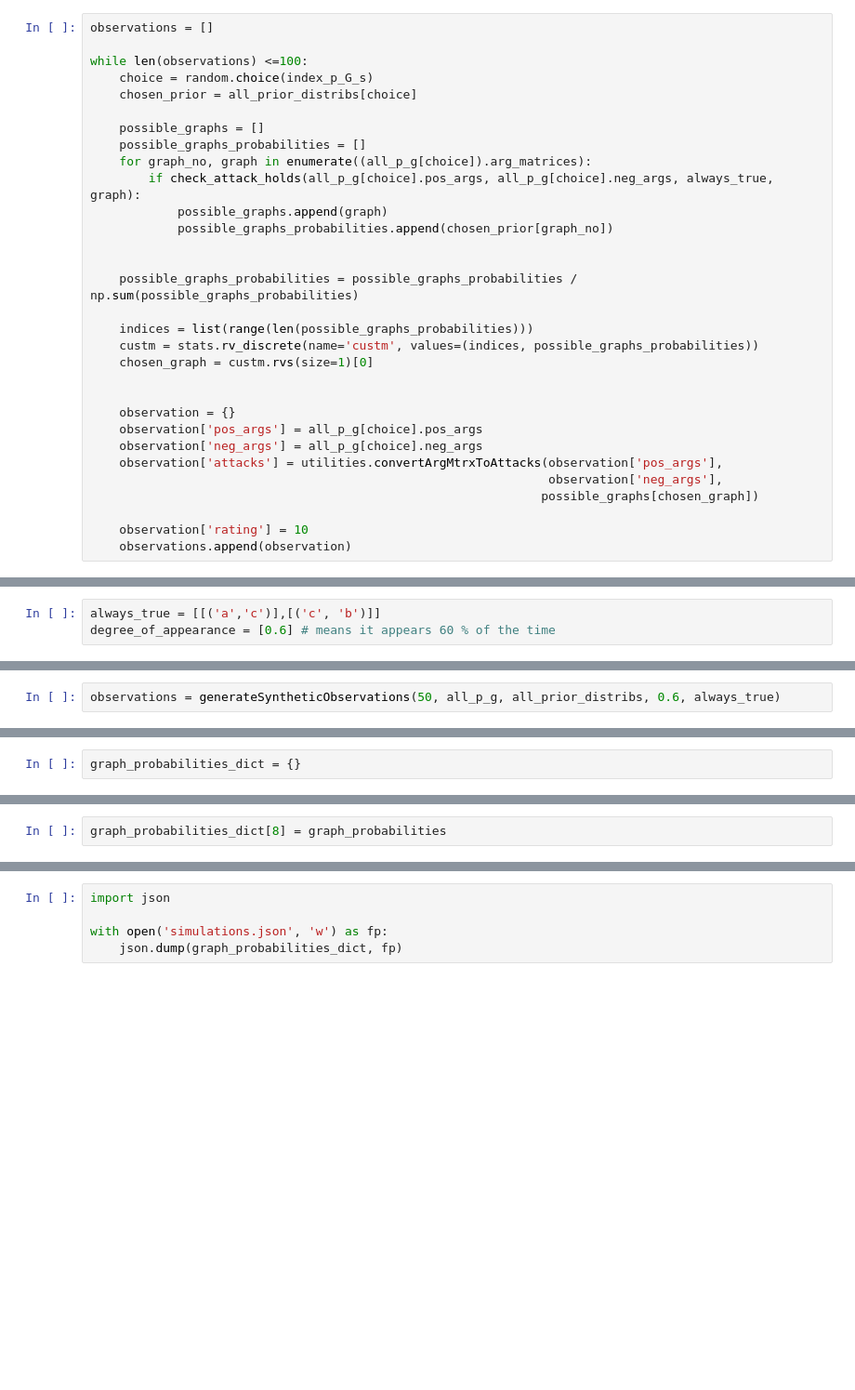
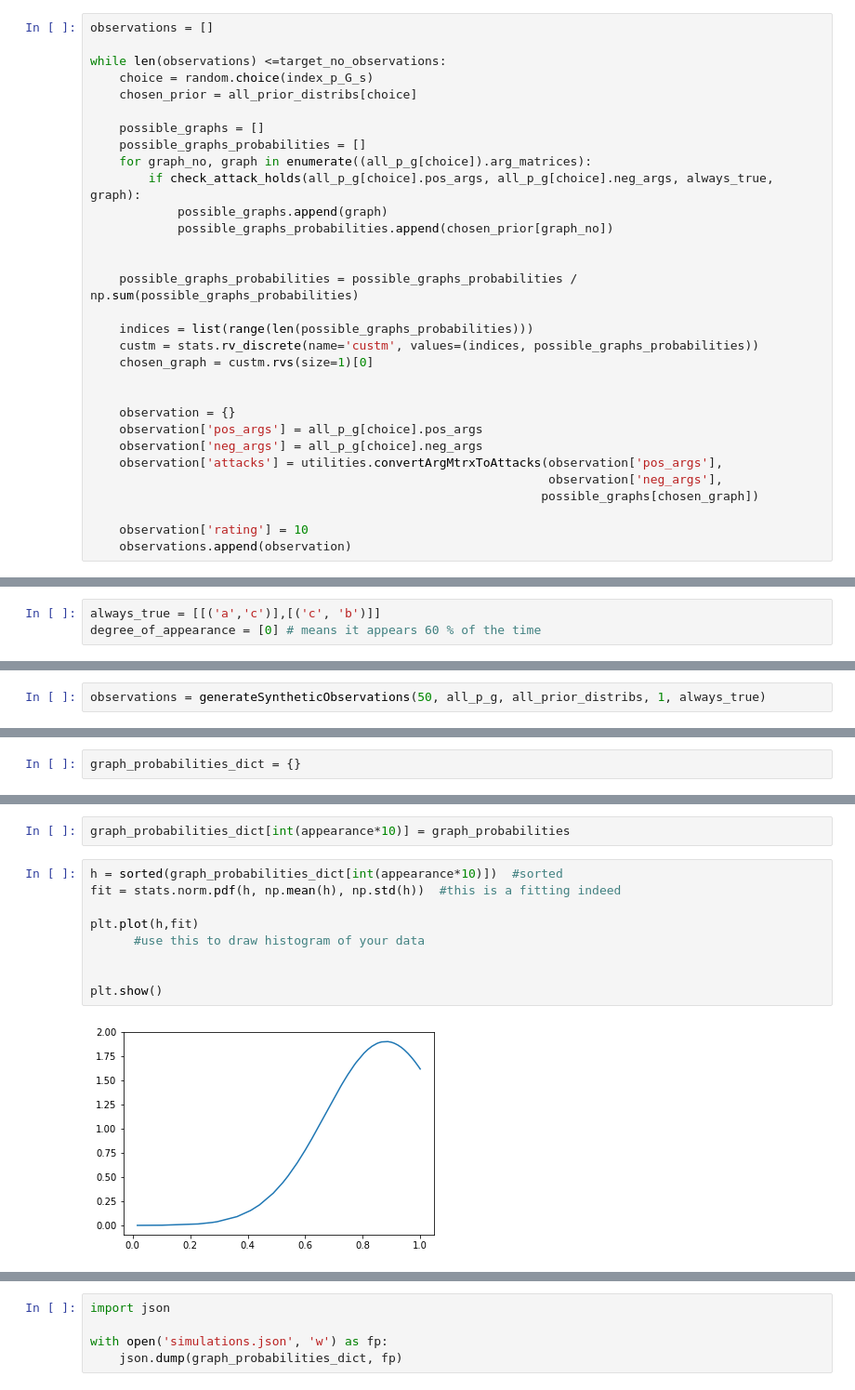
Before and after one commit to robienoor/bayesianframeworklearningargumentation, a Jupyter notebook: notebooks_and_snippets/synthetic_data_experiments.ipynb, the cells around one changed output, grey strips where cells are left out. Shown at 93% size. Cells and saved outputs as stored; diff of their text form; blank space fills up the shorter version.

```diff
--- a/notebooks_and_snippets/synthetic_data_experiments.ipynb
+++ b/notebooks_and_snippets/synthetic_data_experiments.ipynb
@@ -168,7 +149,7 @@ index_p_G_s
 # %%
 observations = []
 
-while len(observations) <=100:
+while len(observations) <=target_no_observations:
     choice = random.choice(index_p_G_s)
     chosen_prior = all_prior_distribs[choice]
 
@@ -314,7 +293,7 @@ fig.savefig('2_arg_full_consistent.png')
 # Run experiment and see how well we capture attacks which appear with varying degrees of
 # %%
 always_true = [[('a','c')],[('c', 'b')]]
-degree_of_appearance = [0.6] # means it appears 60 % of the time
+degree_of_appearance = [0] # means it appears 60 % of the time
 # %%
 def generateSyntheticObservations(target_no_observations, all_p_g, all_prior_distribs, degree_of_appearance, always_true):
 
@@ -364,7 +343,7 @@ def generateSyntheticObservations(target_no_observations, all_p_g, all_prior_dis
 
     return observations
 # %%
-observations = generateSyntheticObservations(50, all_p_g, all_prior_distribs, 0.6, always_true)
+observations = generateSyntheticObservations(50, all_p_g, all_prior_distribs, 1, always_true)
 # %%
 target_distribution = {}
 target_distribution['pos_args'] = ['a','b']
@@ -548,2 +443,13 @@ graph_probabilities_dict = {}
 # %%
-graph_probabilities_dict[8] = graph_probabilities
+graph_probabilities_dict[int(appearance*10)] = graph_probabilities
+# %%
+h = sorted(graph_probabilities_dict[int(appearance*10)])  #sorted
+fit = stats.norm.pdf(h, np.mean(h), np.std(h))  #this is a fitting indeed
+
+plt.plot(h,fit)
+      #use this to draw histogram of your data
+
+
+plt.show()
+# %% [output]
+[figure, added]
```
Also changed, not shown: parts of 30 cells of this notebook, 31 other files.
